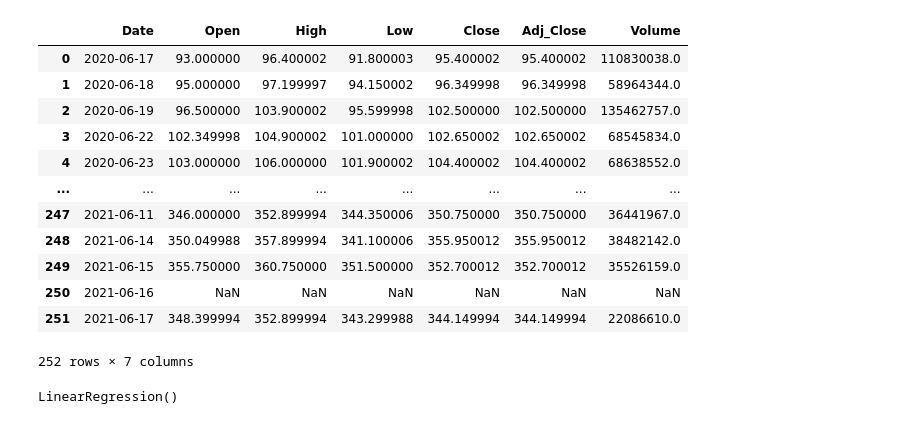
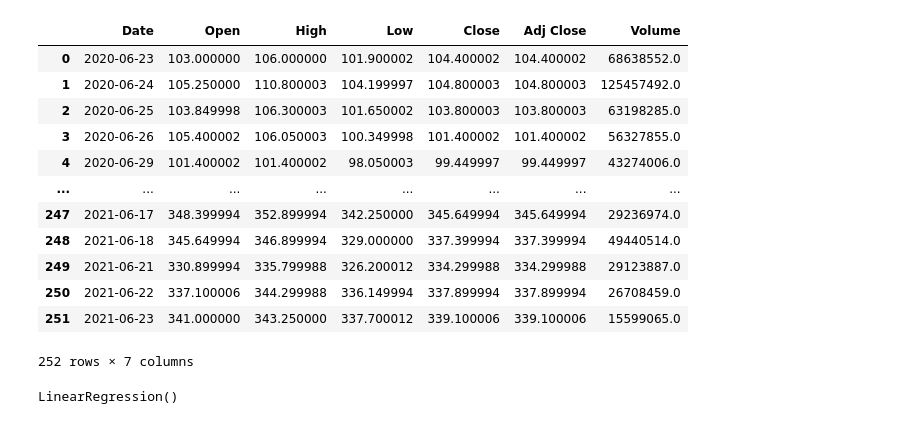
Before and after one commit to Agnij-Moitra/QFinance, a Jupyter notebook: train.ipynb, the cells around one changed output. Cells and saved outputs as stored; diff of their text form; code cells hidden in the pictures.

```diff
--- a/train.ipynb
+++ b/train.ipynb
@@ -5,20 +9,22 @@ import pickle
 # %%
 path = "TATAMOTORS.NS.csv"
 df = pd.read_csv(path)
+# data1 = pd.read_csv("data.csv")
+data2 = pd.read_csv("df2.csv")
 df
 # %% [output]
-|  | Date | Open | High | Low | Close | Adj_Close | Volume |
-| 0 | 2020-06-17 | 93.000000 | 96.400002 | 91.800003 | 95.400002 | 95.400002 | 110830038.0 |
-| 1 | 2020-06-18 | 95.000000 | 97.199997 | 94.150002 | 96.349998 | 96.349998 | 58964344.0 |
-| 2 | 2020-06-19 | 96.500000 | 103.900002 | 95.599998 | 102.500000 | 102.500000 | 135462757.0 |
-| 3 | 2020-06-22 | 102.349998 | 104.900002 | 101.000000 | 102.650002 | 102.650002 | 68545834.0 |
-| 4 | 2020-06-23 | 103.000000 | 106.000000 | 101.900002 | 104.400002 | 104.400002 | 68638552.0 |
+|  | Date | Open | High | Low | Close | Adj Close | Volume |
+| 0 | 2020-06-23 | 103.000000 | 106.000000 | 101.900002 | 104.400002 | 104.400002 | 68638552.0 |
+| 1 | 2020-06-24 | 105.250000 | 110.800003 | 104.199997 | 104.800003 | 104.800003 | 125457492.0 |
+| 2 | 2020-06-25 | 103.849998 | 106.300003 | 101.650002 | 103.800003 | 103.800003 | 63198285.0 |
+| 3 | 2020-06-26 | 105.400002 | 106.050003 | 100.349998 | 101.400002 | 101.400002 | 56327855.0 |
+| 4 | 2020-06-29 | 101.400002 | 101.400002 | 98.050003 | 99.449997 | 99.449997 | 43274006.0 |
 | ... | ... | ... | ... | ... | ... | ... | ... |
-| 247 | 2021-06-11 | 346.000000 | 352.899994 | 344.350006 | 350.750000 | 350.750000 | 36441967.0 |
-| 248 | 2021-06-14 | 350.049988 | 357.899994 | 341.100006 | 355.950012 | 355.950012 | 38482142.0 |
-| 249 | 2021-06-15 | 355.750000 | 360.750000 | 351.500000 | 352.700012 | 352.700012 | 35526159.0 |
-| 250 | 2021-06-16 | NaN | NaN | NaN | NaN | NaN | NaN |
-| 251 | 2021-06-17 | 348.399994 | 352.899994 | 343.299988 | 344.149994 | 344.149994 | 22086610.0 |
+| 247 | 2021-06-17 | 348.399994 | 352.899994 | 342.250000 | 345.649994 | 345.649994 | 29236974.0 |
+| 248 | 2021-06-18 | 345.649994 | 346.899994 | 329.000000 | 337.399994 | 337.399994 | 49440514.0 |
+| 249 | 2021-06-21 | 330.899994 | 335.799988 | 326.200012 | 334.299988 | 334.299988 | 29123887.0 |
+| 250 | 2021-06-22 | 337.100006 | 344.299988 | 336.149994 | 337.899994 | 337.899994 | 26708459.0 |
+| 251 | 2021-06-23 | 341.000000 | 343.250000 | 337.700012 | 339.100006 | 339.100006 | 15599065.0 |
 252 rows × 7 columns
 # %%
 avg_open = df.Open.median()
```
Also changed, not shown: parts of 9 cells of this notebook.
